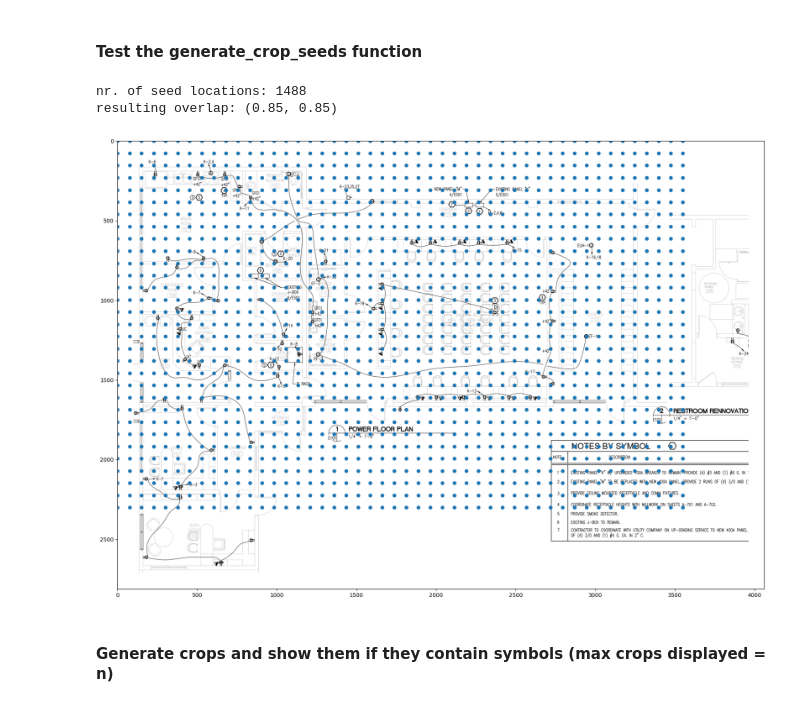
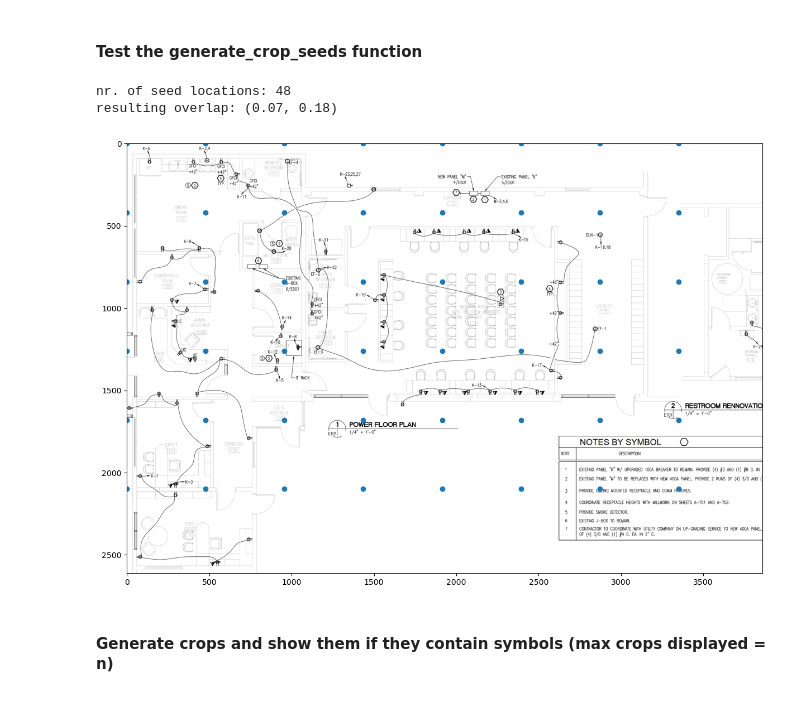
Before and after one commit to rdstern90/DSBA-6165-Project, a Jupyter notebook: Training Data Creation/extract_symbols_generate_yolo_data.ipynb, the cells around one changed output. Saved outputs shown, nothing was run; the diff lists cells and outputs as text; code cells hidden in the pictures.

```diff
--- a/Training Data Creation/extract_symbols_generate_yolo_data.ipynb
+++ b/Training Data Creation/extract_symbols_generate_yolo_data.ipynb
@@ -16,7 +16,7 @@ image_paths = [image_dir + "/" + image_list[i] for i in range(len(image_list))]
 *   **data** (to be cleaned in the next step)
 *   **fnames_labelfile**
 # %%
-label_file = "../data/plans/label_file.csv"
+label_file = "../data/plans/with_symbols/_test/raw_label_file_test.csv"
 
 data = []
 fnames_labelfile = []
@@ -57,5 +58,8 @@ fnames_labelfile
 # %%
-include_symbols = ["duplex", "quad", "special", "switch"]
+include_symbols = []  # get all labels
+# include_symbols = ["duplex", "quad", "special", "switch"]
+# include_symbols = ["duplex", "duplex_3", "duplex_5", "quad", "special", "switch"]
+
 
 data_dict = {}
 bbx_id = 0 # this value will be incremented and act as a unique id, in the source data, for all used bounding boxes
@@ -75,7 +79,7 @@ for idx, fname in enumerate(fnames_labelfile):
         # print(out2[0])
 
 
-        if out2[0] in include_symbols:
+        if (out2[0] in include_symbols) or include_symbols==[]:
             out4 = [bbx_id] # this is a unique id for the bounding box
             bbxs.append(out1+out2+out3+[bbx_id])
             bbx_id +=1
@@ -172,7 +169,7 @@ def get_image_and_bbx_df(fname, pad=0):
 
 showing bbx_id for each bounding box
 # %%
-imgfile, df = get_image_and_bbx_df(fnames_labelfile[1],pad=200)
+imgfile, df = get_image_and_bbx_df(fnames_labelfile[1],pad=0)
 imgfile_array = np.array(imgfile)
 
 plt.figure(figsize=(25,15))
@@ -183,9 +180,10 @@ for idx, row in df.iterrows():
     plt.plot([row['xmin'], row['xmin']], [row['ymax'], row['ymin']], color='red', linewidth=1)
     plt.plot([row['xmax'], row['xmax']], [row['ymax'], row['ymin']], color='red', linewidth=1)
     plt.plot([row['xmin'], row['xmax']], [row['ymax'], row['ymax']], color='red', linewidth=1)
-    plt.annotate(row['bbx_id'], (row['xmin'], row['ymin']))
-# plt.xticks([])
-# plt.yticks([])
+    annotation = str(row['bbx_id'])+"\n"+row['type']
+    plt.annotate(annotation, (row['xmin'], row['ymin']), (row['xmin'], row['ymin']-5))
+plt.xticks([])
+plt.yticks([])
 
 plt.show()
 
@@ -207,3 +206,26 @@ df.head(10)
+# %%
+label_paths = []
+for i, img_path in enumerate(image_paths):
+
+    label_paths.append(img_path.replace("images", "labels"))
+    label_paths[-1] = label_paths[-1][:-4] +".txt"
+
+    _, df = get_image_and_bbx_df(fnames_labelfile[i])
+
+    with open(label_paths[-1], mode="w") as f:
+        k=1
+        for idx, row in df.iterrows():
+            x1rel = (row['xmin']+row['xmax'])/2/row['ow']
+            y1rel = (row['ymin']+row['ymax'])/2/row['oh']
+            wrel = (row['xmax']-row['xmin'])/row['ow']
+            hrel = (row['ymax']-row['ymin'])/row['oh']
+            label = label_dict[row['type']]
+
+            f.write(f"{label} {x1rel} {y1rel} {wrel} {hrel}")
+
+            if k!= len(df):
+                f.write("\n")
+            k+=1
 # %% [markdown]
 ### Check size (pixels) of symbols on the plans
 # %%
@@ -659,18 +661,18 @@ def generate_crop_seeds(img_array, crop_size, target_overlap):
 # %%
 crop_size=512
 
-x1, y1, overlap =generate_crop_seeds(img_array=imgfile_array, crop_size=512, target_overlap=0.85)
+x1, y1, overlap =generate_crop_seeds(img_array=imgfile_array, crop_size=512, target_overlap=0.0)
 print("nr. of seed locations:", len(x1))
 print("resulting overlap:", overlap)
 
-plt.figure(figsize=(25,15))
+plt.figure(figsize=(18,10))
 plt.imshow(imgfile_array)
 plt.scatter(x1,y1)
 plt.show()
 # %% [output]
-nr. of seed locations: 1488
-resulting overlap: (0.85, 0.85)
+nr. of seed locations: 48
+resulting overlap: (0.07, 0.18)
-[figure, old version]
+[figure, new version]
 # %% [markdown]
 #### Generate crops and show them if they contain symbols (max crops displayed = n)
 # %%
```
Also changed, not shown: parts of 12 cells of this notebook, 47 other files.
